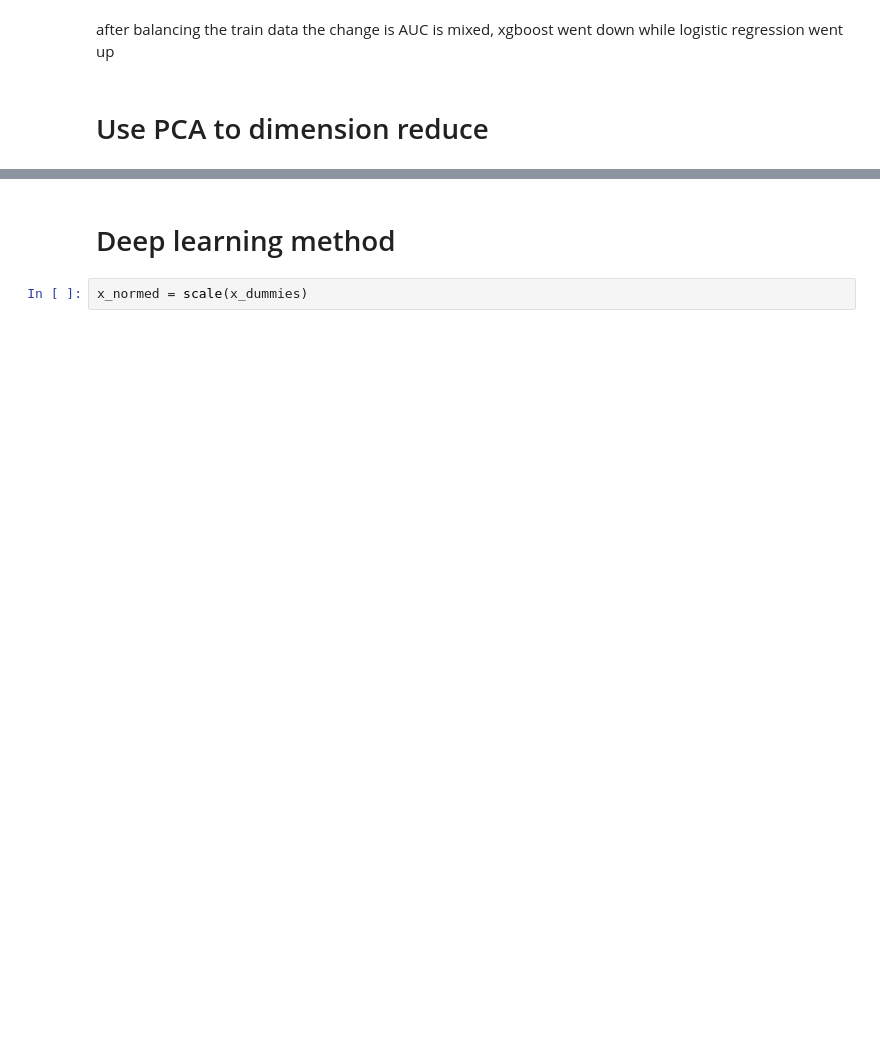
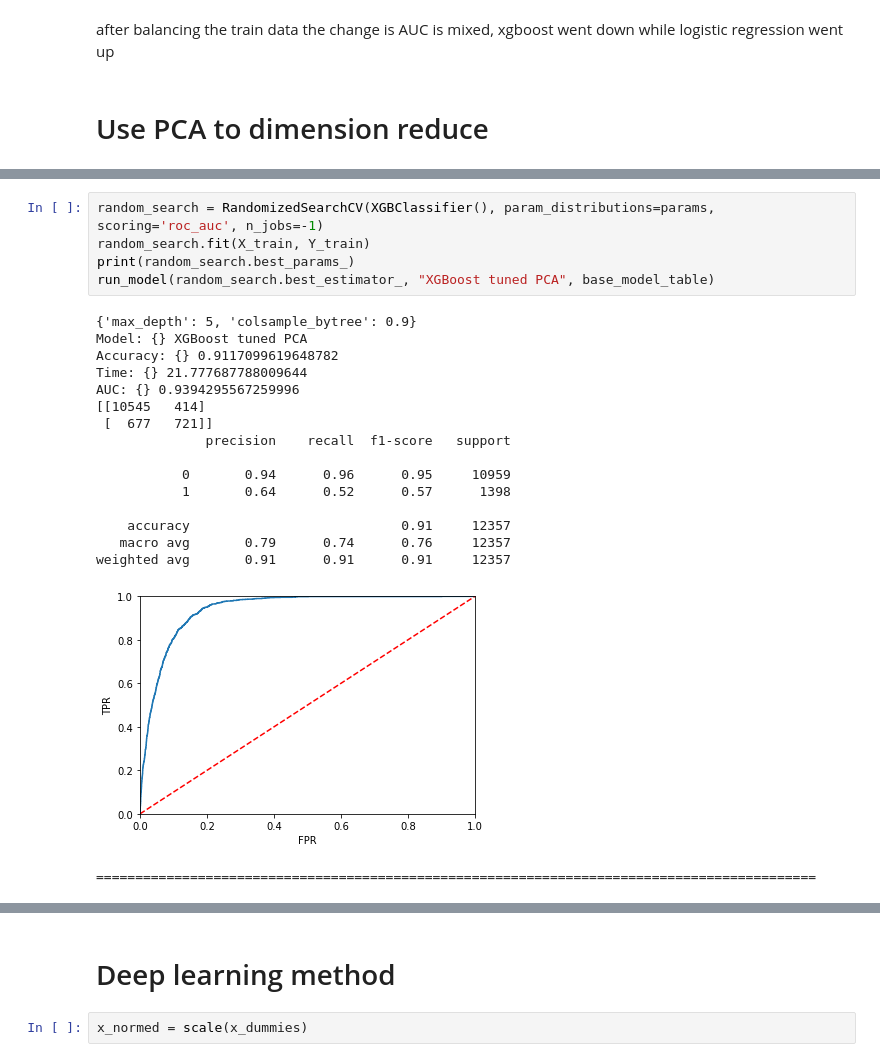
Before and after one commit to apop08/bank_data, a Jupyter notebook: Bank_data.ipynb, the cells around one changed output, grey strips where cells are left out. Drawn from its saved outputs; the diff is of its cells as text; blank space fills up the shorter version.

```diff
--- a/Bank_data.ipynb
+++ b/Bank_data.ipynb
@@ -570,0 +681,23 @@ var= pca.explained_variance_ratio_
+# %%
+random_search = RandomizedSearchCV(XGBClassifier(), param_distributions=params, scoring='roc_auc', n_jobs=-1)
+random_search.fit(X_train, Y_train)
+print(random_search.best_params_)
+run_model(random_search.best_estimator_, "XGBoost tuned PCA", base_model_table)
+# %% [output]
+{'max_depth': 5, 'colsample_bytree': 0.9}
+Model: {} XGBoost tuned PCA
+Accuracy: {} 0.9117099619648782
+Time: {} 21.777687788009644
+AUC: {} 0.9394295567259996
+[[10545   414]
+ [  677   721]]
+              precision    recall  f1-score   support
+
+           0       0.94      0.96      0.95     10959
+           1       0.64      0.52      0.57      1398
+
+    accuracy                           0.91     12357
+   macro avg       0.79      0.74      0.76     12357
+weighted avg       0.91      0.91      0.91     12357
+[figure, added]
+============================================================================================
```
Also changed, not shown: parts of 31 cells of this notebook.
